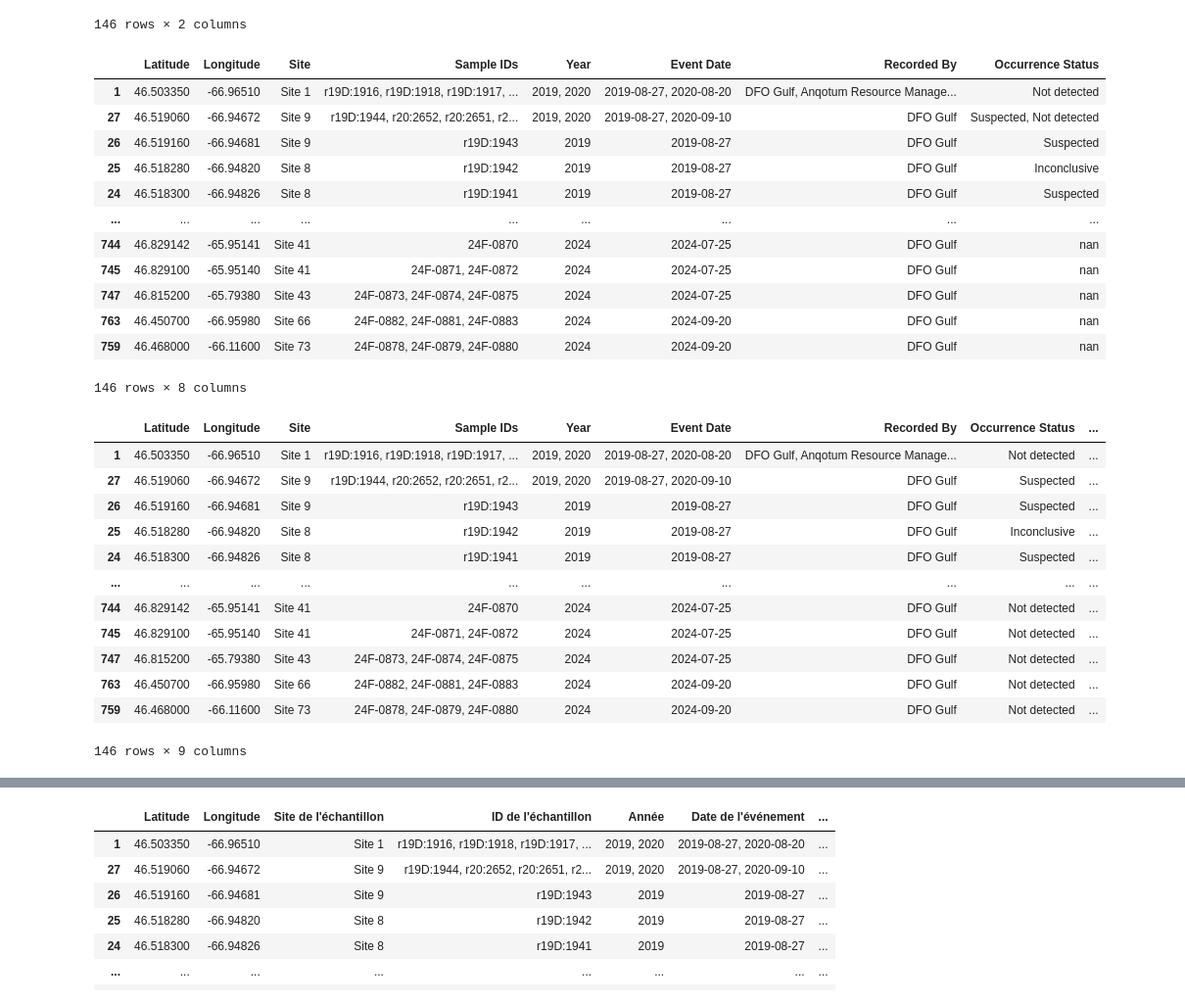
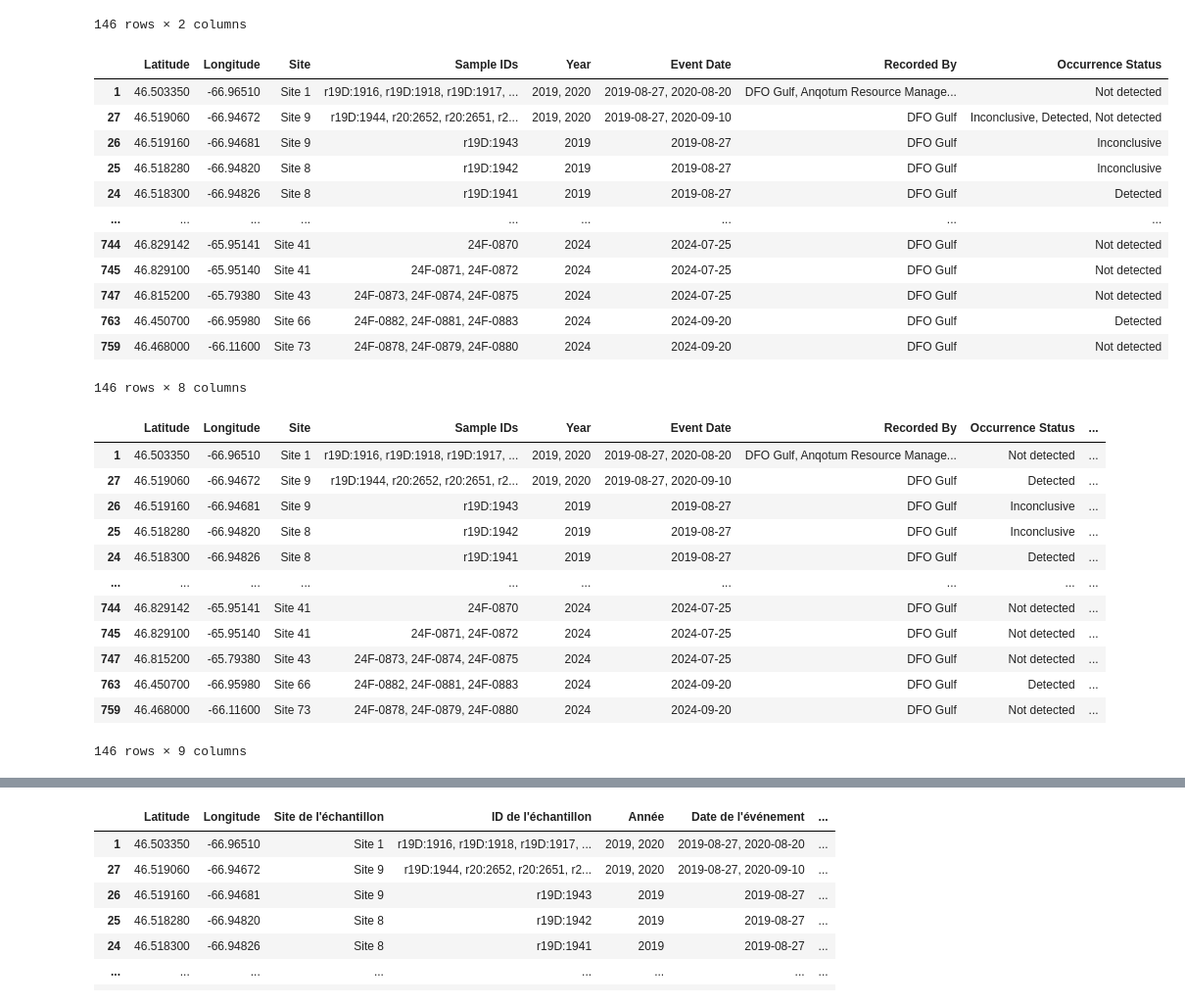
Before and after one commit to dfo-gulf-science/fgp-datasets, a Jupyter notebook: a9728eea (eDNA SMB)/script_for_creating_wms.ipynb, the cells around one changed output, grey strips where cells are left out. Shown at 98% size. Saved outputs shown, nothing was run; the diff lists cells and outputs as text; code cells hidden in the pictures.

```diff
--- a/a9728eea (eDNA SMB)/script_for_creating_wms.ipynb
+++ b/a9728eea (eDNA SMB)/script_for_creating_wms.ipynb
@@ -90,7 +90,7 @@ color_map = {
     'Inconclusive': "grey",
     'Detected': "red",
 }
-colors = df["OccurrenceStatus_New"].map(color_map)
+colors = df["New_OccurrenceStatus"].map(color_map)
 x = df["DecimalLongitude"]
 y = df["DecimalLatitude"]
 # %%
@@ -143,48 +143,48 @@ recorded_bys = list()
 occurrence_statuses = list()
 
 
 # subdf.columns = ["Sample ID", 'year', 'Event Date', 'Recorded By', 'Latitude', 'Longitude', 'Occurrence Status', 'Color (mapping)']
 def clean_list(l):
     return str([item for item in l]).replace("'", "").replace("[", "").replace("]", "")#.replace(",", "/")
 
 
 for index, row in subdf.iterrows():
     # using the lat/long, we will query the full df
     lat = row[0]
     lng = row[1]
     mask = (df["DecimalLatitude"] == lat) & (df["DecimalLongitude"] == lng)
     sites.append(clean_list(df[mask]["SamplingSite"].unique()))
     sample_ids.append(clean_list(df[mask]["SampleID"].unique()))
     years.append(clean_list(df[mask]["Year"].unique()))
     event_dates.append(clean_list([str(d).split("T")[0] for d in df[mask]["EventDate"].unique()]))
     recorded_bys.append(clean_list(df[mask]["RecordedBy"].unique()))
-    occurrence_statuses.append(clean_list(df[mask]["OccurrenceStatus"].unique()))
+    occurrence_statuses.append(clean_list(df[mask]["New_OccurrenceStatus"].unique()))
 
 subdf["Site"] = sites
 subdf["Sample IDs"] = sample_ids
 subdf["Year"] = years
 subdf["Event Date"] = event_dates
 subdf["Recorded By"] = recorded_bys
 subdf["Occurrence Status"] = occurrence_statuses
 
 subdf
 # %% [output]
 |  | Latitude | Longitude | Site | Sample IDs | Year | Event Date | Recorded By | Occurrence Status |
 | 1 | 46.503350 | -66.96510 | Site 1 | r19D:1916, r19D:1918, r19D:1917, ... | 2019, 2020 | 2019-08-27, 2020-08-20 | DFO Gulf, Anqotum Resource Manage... | Not detected |
-| 27 | 46.519060 | -66.94672 | Site 9 | r19D:1944, r20:2652, r20:2651, r2... | 2019, 2020 | 2019-08-27, 2020-09-10 | DFO Gulf | Suspected, Not detected |
-| 26 | 46.519160 | -66.94681 | Site 9 | r19D:1943 | 2019 | 2019-08-27 | DFO Gulf | Suspected |
+| 27 | 46.519060 | -66.94672 | Site 9 | r19D:1944, r20:2652, r20:2651, r2... | 2019, 2020 | 2019-08-27, 2020-09-10 | DFO Gulf | Inconclusive, Detected, Not detected |
+| 26 | 46.519160 | -66.94681 | Site 9 | r19D:1943 | 2019 | 2019-08-27 | DFO Gulf | Inconclusive |
 | 25 | 46.518280 | -66.94820 | Site 8 | r19D:1942 | 2019 | 2019-08-27 | DFO Gulf | Inconclusive |
-| 24 | 46.518300 | -66.94826 | Site 8 | r19D:1941 | 2019 | 2019-08-27 | DFO Gulf | Suspected |
+| 24 | 46.518300 | -66.94826 | Site 8 | r19D:1941 | 2019 | 2019-08-27 | DFO Gulf | Detected |
 | ... | ... | ... | ... | ... | ... | ... | ... | ... |
-| 744 | 46.829142 | -65.95141 | Site 41 | 24F-0870 | 2024 | 2024-07-25 | DFO Gulf | nan |
-| 745 | 46.829100 | -65.95140 | Site 41 | 24F-0871, 24F-0872 | 2024 | 2024-07-25 | DFO Gulf | nan |
-| 747 | 46.815200 | -65.79380 | Site 43 | 24F-0873, 24F-0874, 24F-0875 | 2024 | 2024-07-25 | DFO Gulf | nan |
-| 763 | 46.450700 | -66.95980 | Site 66 | 24F-0882, 24F-0881, 24F-0883 | 2024 | 2024-09-20 | DFO Gulf | nan |
-| 759 | 46.468000 | -66.11600 | Site 73 | 24F-0878, 24F-0879, 24F-0880 | 2024 | 2024-09-20 | DFO Gulf | nan |
+| 744 | 46.829142 | -65.95141 | Site 41 | 24F-0870 | 2024 | 2024-07-25 | DFO Gulf | Not detected |
+| 745 | 46.829100 | -65.95140 | Site 41 | 24F-0871, 24F-0872 | 2024 | 2024-07-25 | DFO Gulf | Not detected |
+| 747 | 46.815200 | -65.79380 | Site 43 | 24F-0873, 24F-0874, 24F-0875 | 2024 | 2024-07-25 | DFO Gulf | Not detected |
+| 763 | 46.450700 | -66.95980 | Site 66 | 24F-0882, 24F-0881, 24F-0883 | 2024 | 2024-09-20 | DFO Gulf | Detected |
+| 759 | 46.468000 | -66.11600 | Site 73 | 24F-0878, 24F-0879, 24F-0880 | 2024 | 2024-09-20 | DFO Gulf | Not detected |
 146 rows × 8 columns
 # %%
 # how to deal with the occurrences
-df["OccurrenceStatus"].unique()
+df["New_OccurrenceStatus"].unique()
 
 
 def cleaner_func(x):
@@ -204,15 +204,15 @@ subdf
 # %% [output]
 |  | Latitude | Longitude | Site | Sample IDs | Year | Event Date | Recorded By | Occurrence Status | ... |
 | 1 | 46.503350 | -66.96510 | Site 1 | r19D:1916, r19D:1918, r19D:1917, ... | 2019, 2020 | 2019-08-27, 2020-08-20 | DFO Gulf, Anqotum Resource Manage... | Not detected | ... |
-| 27 | 46.519060 | -66.94672 | Site 9 | r19D:1944, r20:2652, r20:2651, r2... | 2019, 2020 | 2019-08-27, 2020-09-10 | DFO Gulf | Suspected | ... |
-| 26 | 46.519160 | -66.94681 | Site 9 | r19D:1943 | 2019 | 2019-08-27 | DFO Gulf | Suspected | ... |
+| 27 | 46.519060 | -66.94672 | Site 9 | r19D:1944, r20:2652, r20:2651, r2... | 2019, 2020 | 2019-08-27, 2020-09-10 | DFO Gulf | Detected | ... |
+| 26 | 46.519160 | -66.94681 | Site 9 | r19D:1943 | 2019 | 2019-08-27 | DFO Gulf | Inconclusive | ... |
 | 25 | 46.518280 | -66.94820 | Site 8 | r19D:1942 | 2019 | 2019-08-27 | DFO Gulf | Inconclusive | ... |
-| 24 | 46.518300 | -66.94826 | Site 8 | r19D:1941 | 2019 | 2019-08-27 | DFO Gulf | Suspected | ... |
+| 24 | 46.518300 | -66.94826 | Site 8 | r19D:1941 | 2019 | 2019-08-27 | DFO Gulf | Detected | ... |
 | ... | ... | ... | ... | ... | ... | ... | ... | ... | ... |
 | 744 | 46.829142 | -65.95141 | Site 41 | 24F-0870 | 2024 | 2024-07-25 | DFO Gulf | Not detected | ... |
 | 745 | 46.829100 | -65.95140 | Site 41 | 24F-0871, 24F-0872 | 2024 | 2024-07-25 | DFO Gulf | Not detected | ... |
 | 747 | 46.815200 | -65.79380 | Site 43 | 24F-0873, 24F-0874, 24F-0875 | 2024 | 2024-07-25 | DFO Gulf | Not detected | ... |
-| 763 | 46.450700 | -66.95980 | Site 66 | 24F-0882, 24F-0881, 24F-0883 | 2024 | 2024-09-20 | DFO Gulf | Not detected | ... |
+| 763 | 46.450700 | -66.95980 | Site 66 | 24F-0882, 24F-0881, 24F-0883 | 2024 | 2024-09-20 | DFO Gulf | Detected | ... |
 | 759 | 46.468000 | -66.11600 | Site 73 | 24F-0878, 24F-0879, 24F-0880 | 2024 | 2024-09-20 | DFO Gulf | Not detected | ... |
 146 rows × 9 columns
 # %%
```
Also changed, not shown: parts of 3 cells of this notebook, 2 other files.
